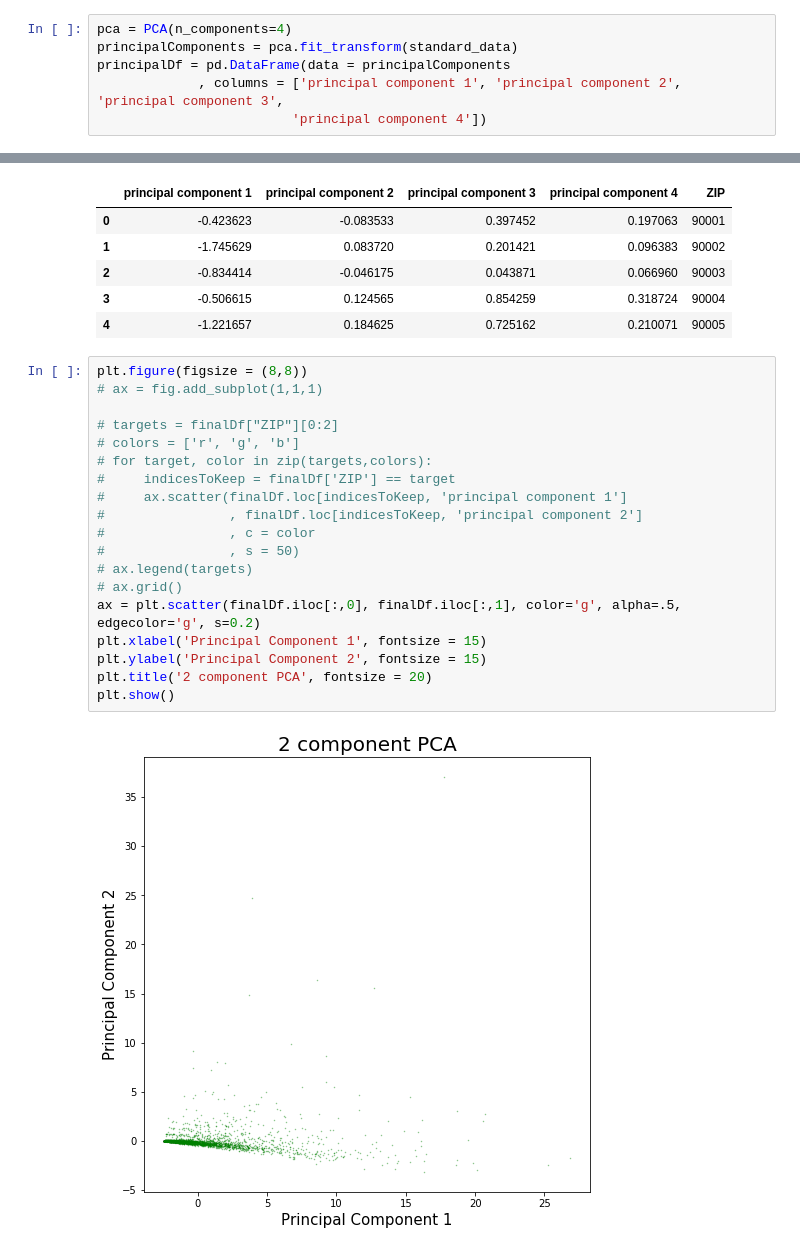
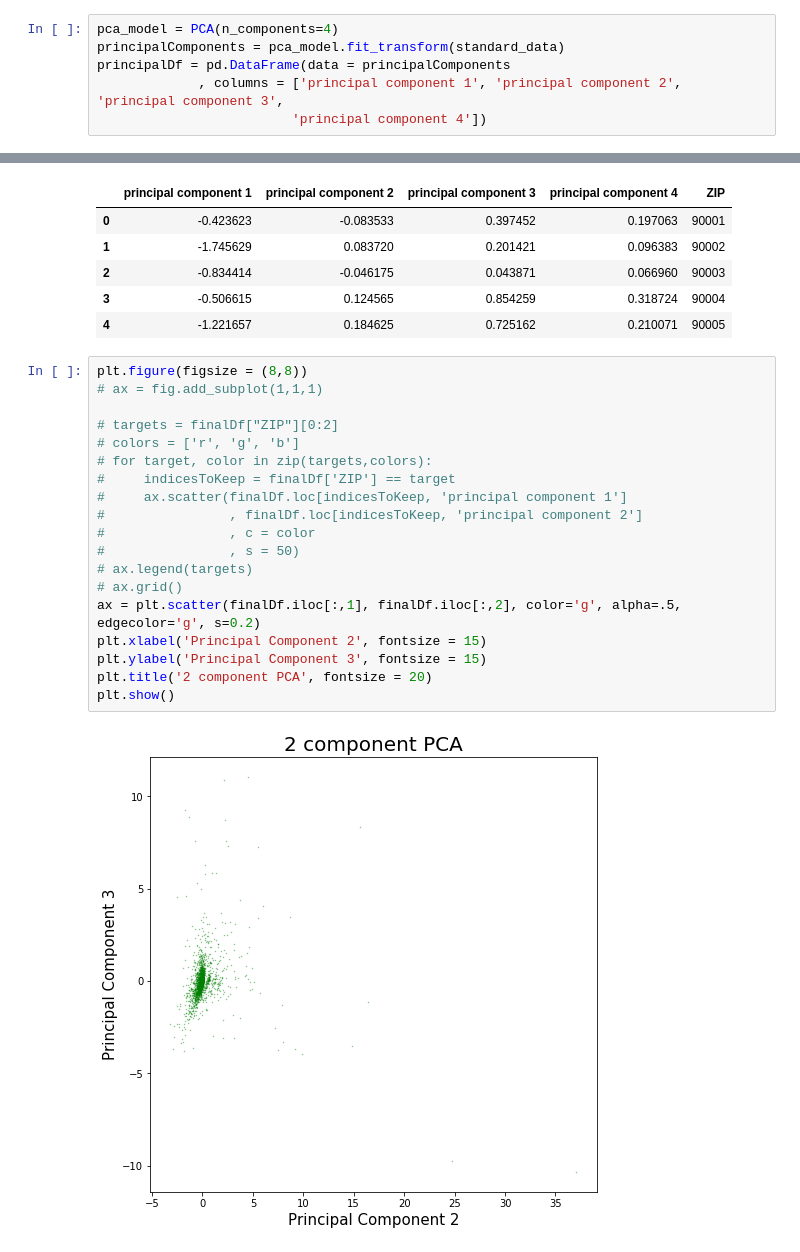
Before and after one commit to abaum1/mobilitymotifs, a Jupyter notebook: Dimensionality Reduction with PCA.ipynb, the cells around one changed output, grey strips where cells are left out. Drawn from its saved outputs; the diff is of its cells as text.

Commit message:
influence plot and scatterplot

```diff
--- a/Dimensionality Reduction with PCA.ipynb
+++ b/Dimensionality Reduction with PCA.ipynb
@@ -34,8 +35,8 @@ x = zcode_data.loc[:, features].values
 # Standardizing the features
 standard_data = StandardScaler().fit_transform(x)
 # %%
-pca = PCA(n_components=4)
-principalComponents = pca.fit_transform(standard_data)
+pca_model = PCA(n_components=4)
+principalComponents = pca_model.fit_transform(standard_data)
 principalDf = pd.DataFrame(data = principalComponents
              , columns = ['principal component 1', 'principal component 2', 'principal component 3',
                          'principal component 4'])
@@ -73,22 +70,22 @@ finalDf.head()
 # %%
 plt.figure(figsize = (8,8))
 # ax = fig.add_subplot(1,1,1)
 
 # targets = finalDf["ZIP"][0:2]
 # colors = ['r', 'g', 'b']
 # for target, color in zip(targets,colors):
 #     indicesToKeep = finalDf['ZIP'] == target
 #     ax.scatter(finalDf.loc[indicesToKeep, 'principal component 1']
 #                , finalDf.loc[indicesToKeep, 'principal component 2']
 #                , c = color
 #                , s = 50)
 # ax.legend(targets)
 # ax.grid()
-ax = plt.scatter(finalDf.iloc[:,0], finalDf.iloc[:,1], color='g', alpha=.5, edgecolor='g', s=0.2)
-plt.xlabel('Principal Component 1', fontsize = 15)
-plt.ylabel('Principal Component 2', fontsize = 15)
+ax = plt.scatter(finalDf.iloc[:,1], finalDf.iloc[:,2], color='g', alpha=.5, edgecolor='g', s=0.2)
+plt.xlabel('Principal Component 2', fontsize = 15)
+plt.ylabel('Principal Component 3', fontsize = 15)
 plt.title('2 component PCA', fontsize = 20)
 plt.show()
 # %% [output]
-[figure, old version]
+[figure, new version]
 # %%
```
Also changed, not shown: parts of 11 cells of this notebook.
